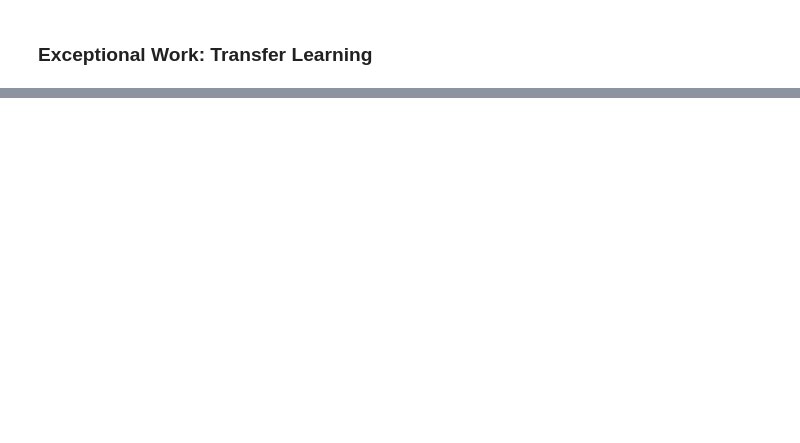
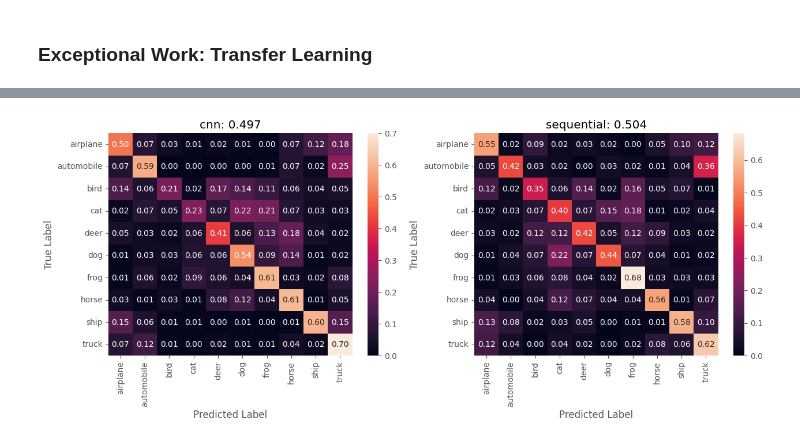
Before and after one commit to wyattsaltzman/ML-F23-Lab6, a Jupyter notebook: lab6.ipynb, the cells around one changed output, grey strips where cells are left out. Drawn from its saved outputs; the diff is of its cells as text; code cells hidden in the pictures; blank space fills up the shorter version.

```diff
--- a/lab6.ipynb
+++ b/lab6.ipynb
@@ -850,0 +968,3 @@ plt.show()
+# %%
+confusion_matrix_compare(cnn, model, X_test, y_test, labels=labels)
+# %% [output]
@@ -850,0 +973 @@ plt.show()
+[figure, added]
```
Also changed, not shown: parts of 14 cells of this notebook.
